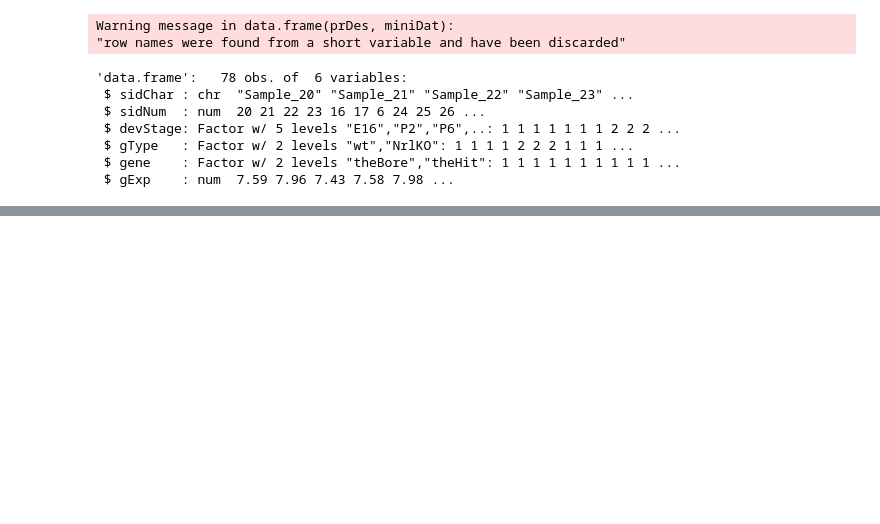
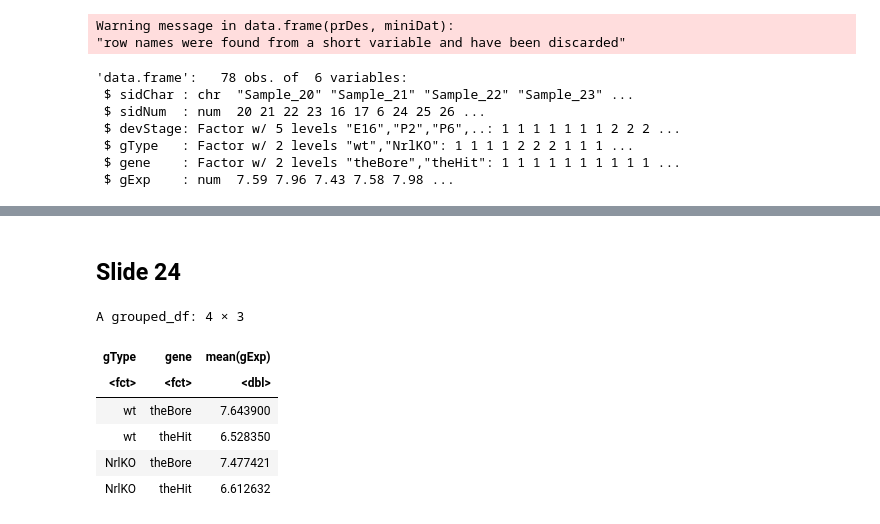
Before and after one commit to gcohenfr/STAT540_RMarkdown_Slides, a Jupyter notebook: L6_JupyterReport.ipynb, the cells around one changed output, grey strips where cells are left out. Drawn from its saved outputs; the diff is of its cells as text; code cells hidden in the pictures; blank space fills up the shorter version.

```diff
--- a/L6_JupyterReport.ipynb
+++ b/L6_JupyterReport.ipynb
@@ -165,0 +252,14 @@ Warning message in data.frame(prDes, miniDat):
+# %% [markdown]
+## Slide 24
+# %%
+miniDat %>%
+    group_by(gType,gene) %>%
+    summarize(mean(gExp))
+# %% [output]
+A grouped_df: 4 × 3
+| gType | gene | mean(gExp) |
+| <fct> | <fct> | <dbl> |
+| wt | theBore | 7.643900 |
+| wt | theHit | 6.528350 |
+| NrlKO | theBore | 7.477421 |
+| NrlKO | theHit | 6.612632 |
```
Also changed, not shown: parts of 21 cells of this notebook, 36 other files.
